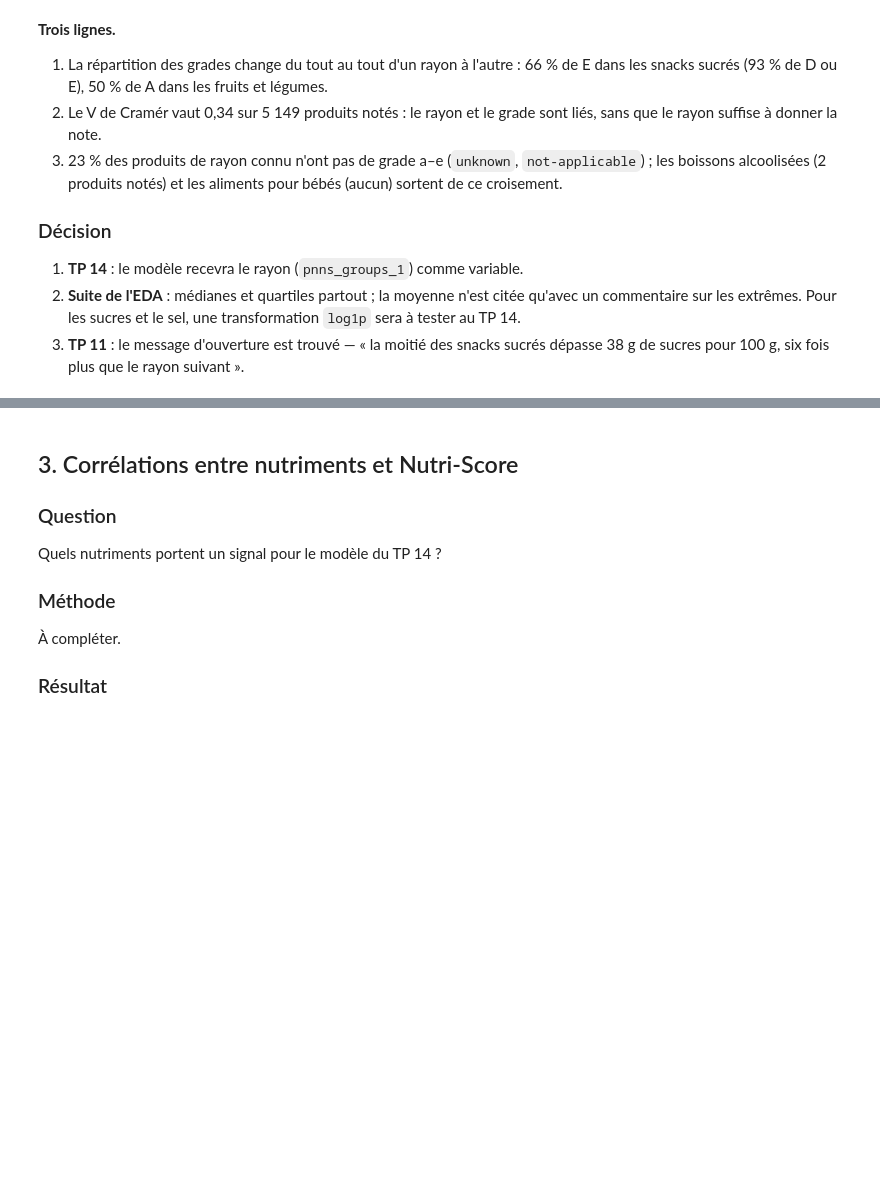
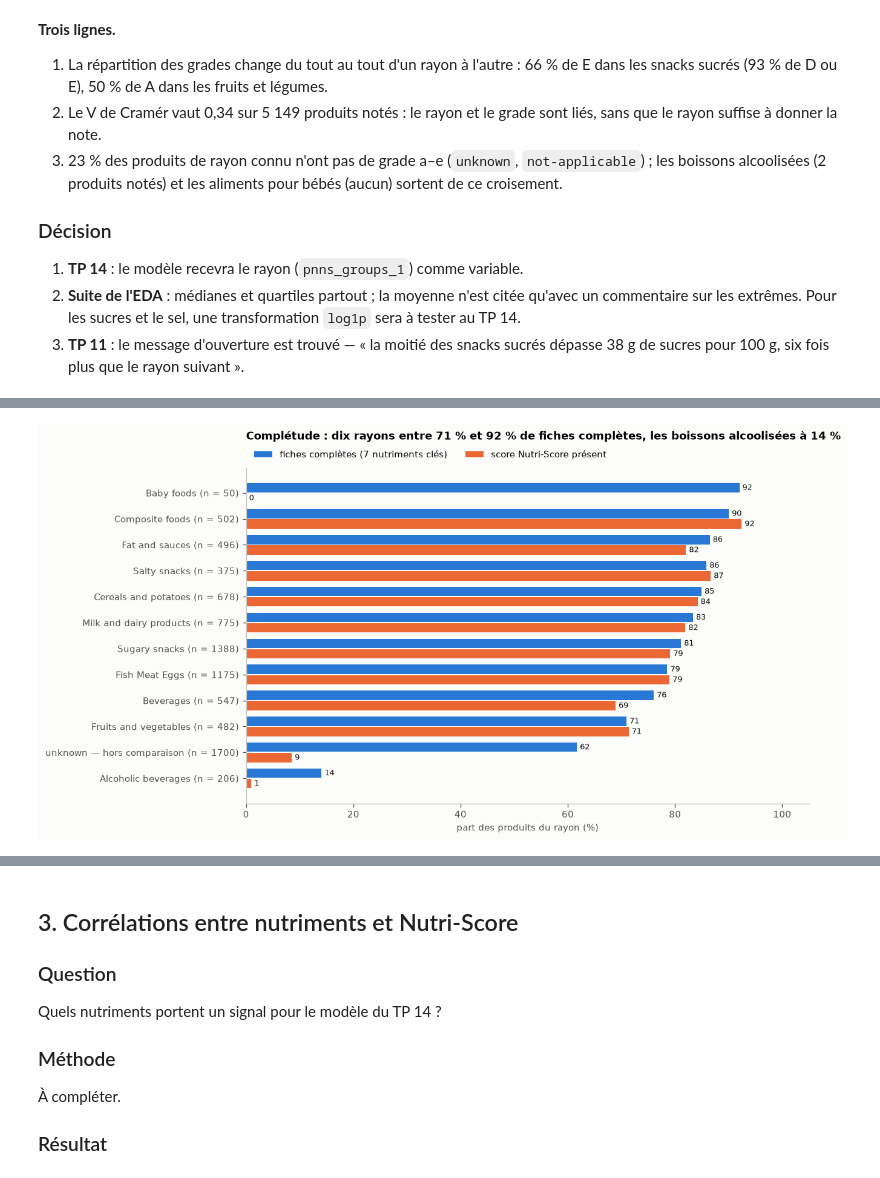
Before and after one commit to SDMM27/NutriScope, a Jupyter notebook: notebooks/eda_reference.ipynb, the cells around one changed output, grey strips where cells are left out. Saved outputs shown, nothing was run; the diff lists cells and outputs as text; code cells hidden in the pictures; blank space fills up the shorter version.

Commit message:
ajoute la section 2 du notebook (complétude et qualité)

```diff
--- a/notebooks/eda_reference.ipynb
+++ b/notebooks/eda_reference.ipynb
@@ -262,0 +256,6 @@ Où les données sont-elles fiables, où faudra-t-il être prudent ?
+# %%
+CLES = eda_lib.NUTRIMENTS_CLES
+completude_rayon = eda_lib.completude_par_groupe(perimetre, eda_lib.RAYON, CLES)
+connus = par_rayon[CLES].notna().all(axis=1).mean() * 100
+print(f"fiches complètes sur les rayons connus : {connus:.1f} %")
+completude_rayon.round(1)
@@ -262,0 +278,18 @@ Où les données sont-elles fiables, où faudra-t-il être prudent ?
+# %%
+t = completude_rayon.sort_values("fiches_completes")
+y = np.arange(len(t))
+noms = [f"{'unknown — hors comparaison' if r == 'unknown' else r} (n = {n})" for r, n in t["n"].items()]
+
+fig, ax = plt.subplots(figsize=(10, 6))
+b1 = ax.barh(y + 0.2, t["fiches_completes"], height=0.36, color=BLEU, label="fiches complètes (7 nutriments clés)")
+b2 = ax.barh(y - 0.2, t["score_present"], height=0.36, color=ORANGE, label="score Nutri-Score présent")
+ax.bar_label(b1, fmt="%.0f", padding=3, color=ENCRE, fontsize=8)
+ax.bar_label(b2, fmt="%.0f", padding=3, color=ENCRE, fontsize=8)
+ax.set_yticks(y, noms)
+ax.set_xlim(0, 105)
+ax.set_xlabel("part des produits du rayon (%)")
+ax.legend(ncol=2, frameon=False, loc="lower left", bbox_to_anchor=(0, 1.0))
+ax.set_title("Complétude : dix rayons entre 71 % et 92 % de fiches complètes, les boissons alcoolisées à 14 %", pad=28)
+figure(fig, "2-completude-par-rayon")
+# %% [output]
+[figure, added]
```
Also changed, not shown: parts of 12 cells of this notebook, 3 other files.
